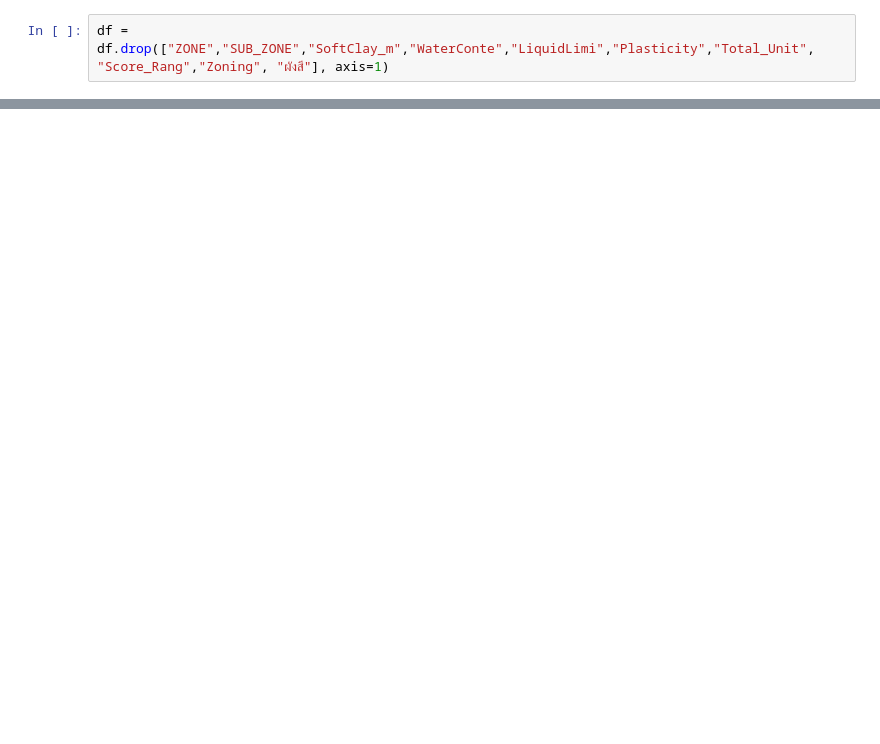
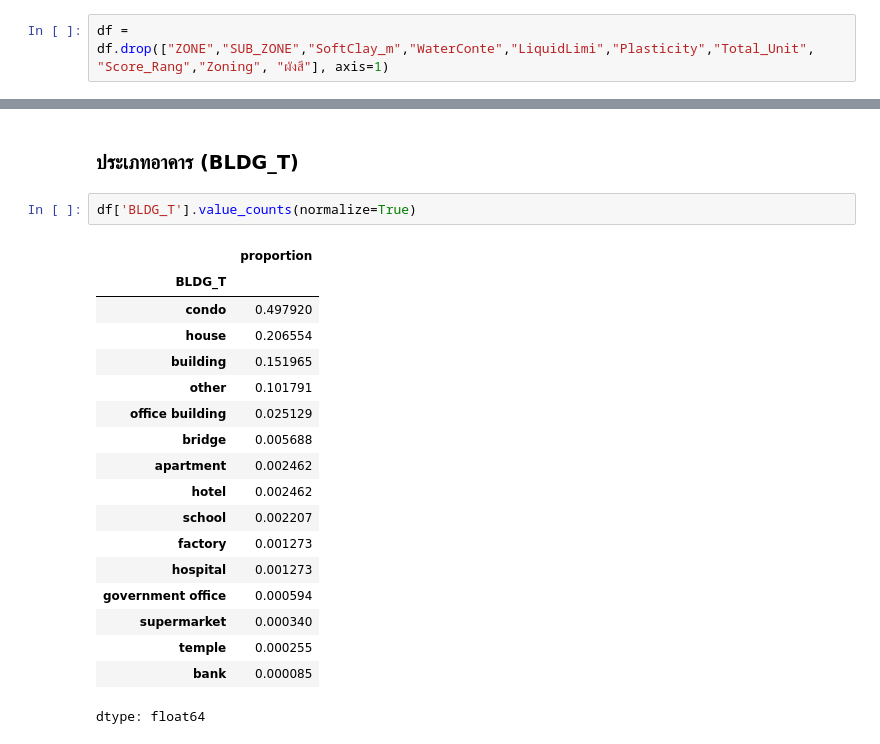
Before and after one commit to tontantip/Archive, a Jupyter notebook: portfolio/portfolio_pro1.ipynb, the cells around one changed output, grey strips where cells are left out. Cells and saved outputs as stored; diff of their text form; blank space fills up the shorter version.

```diff
--- a/portfolio/portfolio_pro1.ipynb
+++ b/portfolio/portfolio_pro1.ipynb
@@ -172,0 +204,23 @@ df = df.drop(["ZONE","SUB_ZONE","SoftClay_m","WaterConte","LiquidLimi","Plastici
+# %% [markdown]
+### ประเภทอาคาร (BLDG_T)
+# %%
+df['BLDG_T'].value_counts(normalize=True)
+# %% [output]
+|  | proportion |
+| BLDG_T |  |
+| condo | 0.497920 |
+| house | 0.206554 |
+| building | 0.151965 |
+| other | 0.101791 |
+| office building | 0.025129 |
+| bridge | 0.005688 |
+| apartment | 0.002462 |
+| hotel | 0.002462 |
+| school | 0.002207 |
+| factory | 0.001273 |
+| hospital | 0.001273 |
+| government office | 0.000594 |
+| supermarket | 0.000340 |
+| temple | 0.000255 |
+| bank | 0.000085 |
+dtype: float64
```
Also changed, not shown: parts of 10 cells of this notebook.
